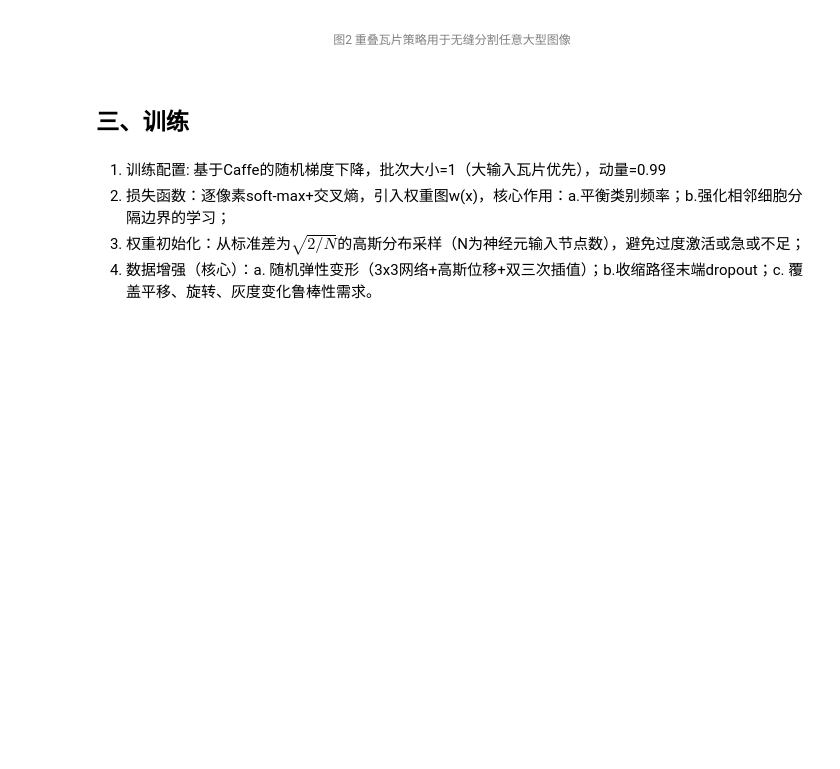
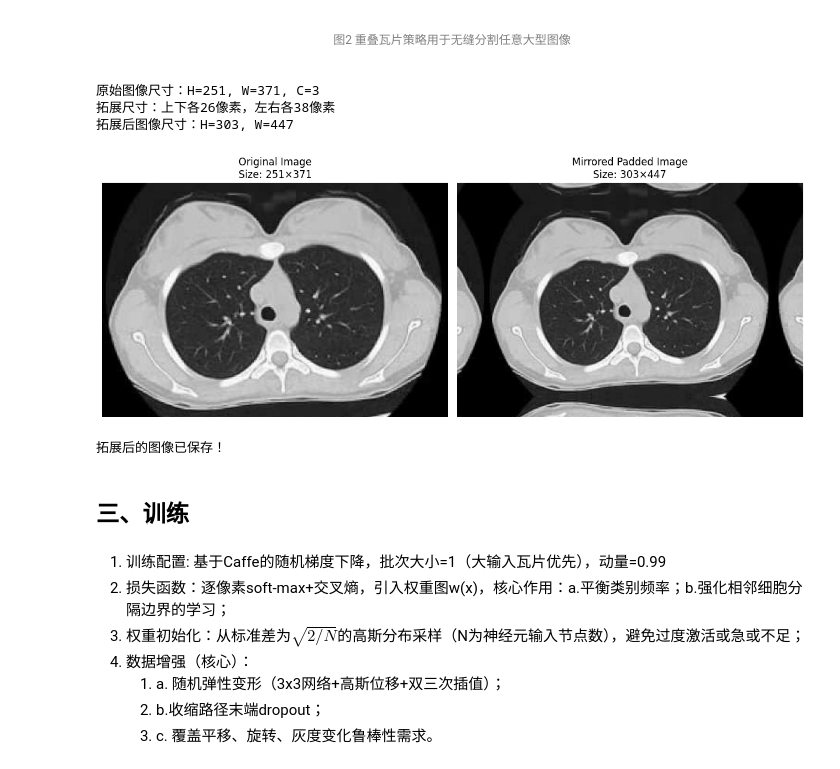
Before and after one commit to LitTTian/PaperReading, a Jupyter notebook: computer_vision/segmentation/2015_unet/Unet.ipynb, the cells around one changed output. Cells and saved outputs as stored; diff of their text form; code cells hidden in the pictures; blank space fills up the shorter version.

```diff
--- a/computer_vision/segmentation/2015_unet/Unet.ipynb
+++ b/computer_vision/segmentation/2015_unet/Unet.ipynb
@@ -89,11 +89,72 @@ class Up(nn.Module):
     <image src="./assets/overlap-tile.png" />
     <span style="font-size:12px; color:gray; display:block; ">图2 重叠瓦片策略用于无缝分割任意大型图像</span>
 </div>
+# %%
+import numpy as np
+from PIL import Image
+import matplotlib.pyplot as plt
+
+# -------------------------- 1. 读取图像 --------------------------
+img_path = "./assets/siim-medical-images_10.png"
+# 读取图像并转为numpy数组 (H, W, C)
+img = Image.open(img_path).convert("RGB")  # 确保RGB格式
+img_np = np.array(img)
+H, W, C = img_np.shape
+print(f"原始图像尺寸：H={H}, W={W}, C={C}")
+
+# -------------------------- 2. 计算10%拓展尺寸 --------------------------
+# 计算上下/左右需要拓展的像素数（10%），向上取整避免小数
+pad_h = int(np.ceil(H * 0.1))
+pad_w = int(np.ceil(W * 0.1))
+print(f"拓展尺寸：上下各{pad_h}像素，左右各{pad_w}像素")
+
+# -------------------------- 3. 镜像拓展边缘 --------------------------
+# numpy.pad参数说明：
+# pad_width=( (上填充, 下填充), (左填充, 右填充), (通道填充, 通道填充) )
+# mode='reflect'：镜像填充（无重复边界像素，符合U-Net论文策略）
+img_padded = np.pad(
+    img_np,
+    pad_width=((pad_h, pad_h), (pad_w, pad_w), (0, 0)),  # 通道不填充
+    mode='reflect'
+)
+print(f"拓展后图像尺寸：H={img_padded.shape[0]}, W={img_padded.shape[1]}")
+
+# -------------------------- 4. 可视化对比 --------------------------
+plt.figure(figsize=(12, 6))
+
+# 原始图像
+plt.subplot(1, 2, 1)
+plt.imshow(img_np)
+plt.title(f"Original Image\nSize: {H}×{W}")
+plt.axis('off')
+
+# 拓展后图像
+plt.subplot(1, 2, 2)
+plt.imshow(img_padded)
+plt.title(f"Mirrored Padded Image\nSize: {img_padded.shape[0]}×{img_padded.shape[1]}")
+plt.axis('off')
+
+plt.tight_layout()
+plt.show()
+
+# -------------------------- 5. 可选：保存拓展后的图像 --------------------------
+img_padded_pil = Image.fromarray(img_padded)
+img_padded_pil.save("./assets/siim-medical-images_10_padded.png")
+print("拓展后的图像已保存！")
+# %% [output]
+原始图像尺寸：H=251, W=371, C=3
+拓展尺寸：上下各26像素，左右各38像素
+拓展后图像尺寸：H=303, W=447
+[figure, added]
+拓展后的图像已保存！
 # %% [markdown]
 ## 三、训练
 # %% [markdown]
 1. 训练配置: 基于Caffe的随机梯度下降，批次大小=1（大输入瓦片优先），动量=0.99
 2. 损失函数：逐像素soft-max+交叉熵，引入权重图w(x)，核心作用：a.平衡类别频率；b.强化相邻细胞分隔边界的学习；
 3. 权重初始化：从标准差为$\sqrt{2/N}$的高斯分布采样（N为神经元输入节点数），避免过度激活或急或不足；
-4. 数据增强（核心）：a. 随机弹性变形（3x3网络+高斯位移+双三次插值）；b.收缩路径末端dropout；c. 覆盖平移、旋转、灰度变化鲁棒性需求。
+4. 数据增强（核心）：
+   1. a. 随机弹性变形（3x3网络+高斯位移+双三次插值）；
+   2. b.收缩路径末端dropout；
+   3. c. 覆盖平移、旋转、灰度变化鲁棒性需求。
 # %% [markdown]
```
Also changed, not shown: parts of 1 cell of this notebook, 20 other files.
